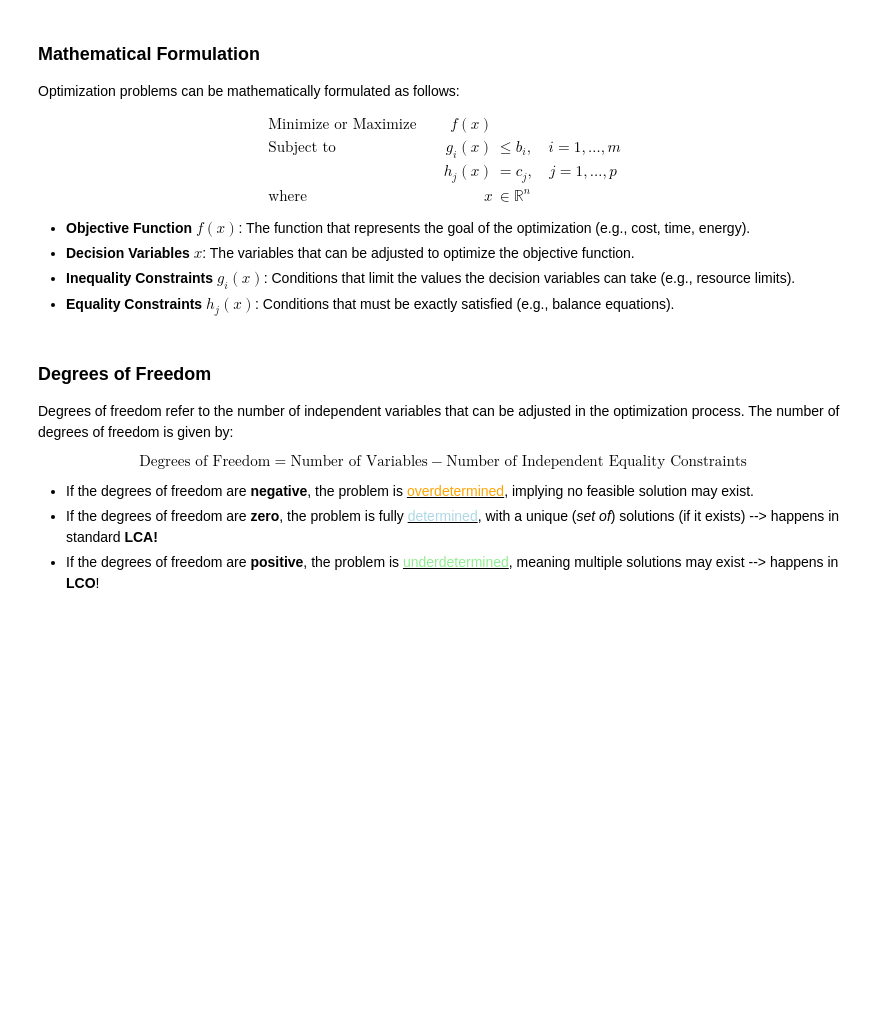
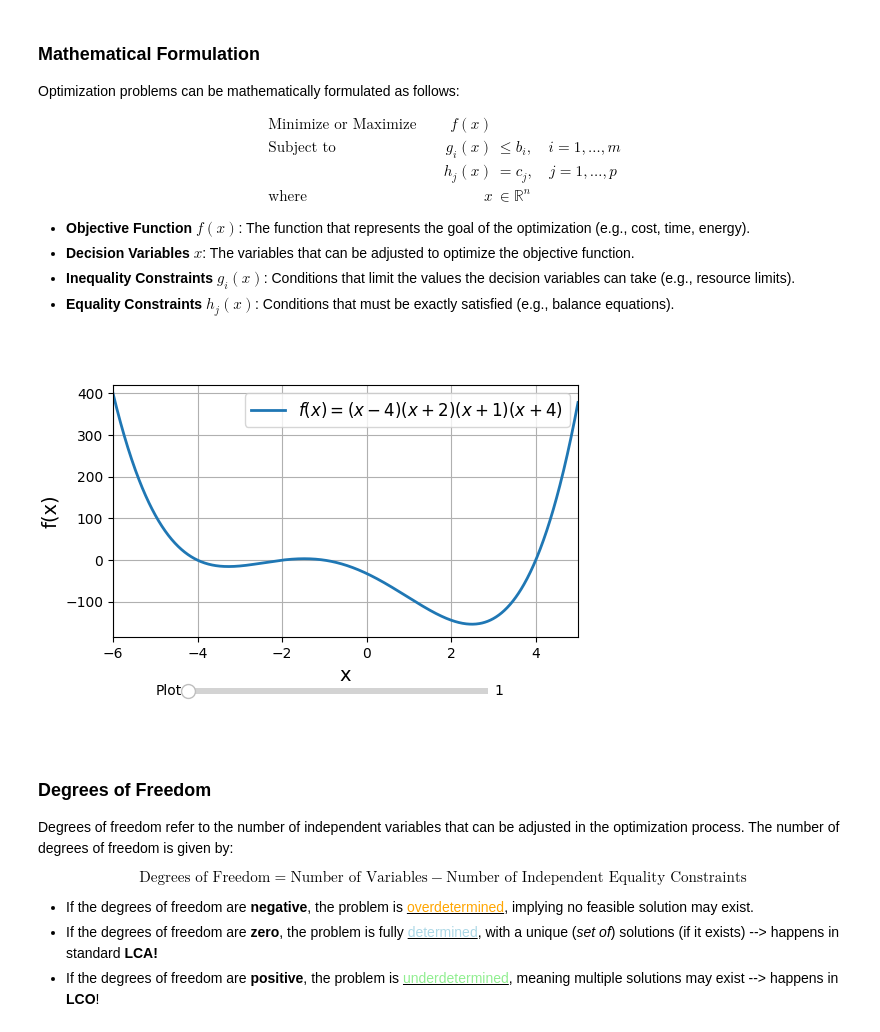
Before and after one commit to flechtenberg/pulpo_workshop, a Jupyter notebook: notebooks/X1_optimization.ipynb, the cells around one changed output. Drawn from its saved outputs; the diff is of its cells as text; code cells hidden in the pictures; blank space fills up the shorter version.

```diff
--- a/notebooks/X1_optimization.ipynb
+++ b/notebooks/X1_optimization.ipynb
@@ -29,0 +27,12 @@ show_all_figures()
+# %%
+# Enable interactive mode for Jupyter using ipympl
+import matplotlib.pyplot as plt
+%matplotlib widget
+
+# Import the function from the Python module
+from figures.optimization_base_figures import create_slider_plot
+
+# Call the function to create the interactive slider plot
+create_slider_plot()
+# %% [output]
+[figure, added]
```
Also changed, not shown: parts of 9 cells of this notebook.
